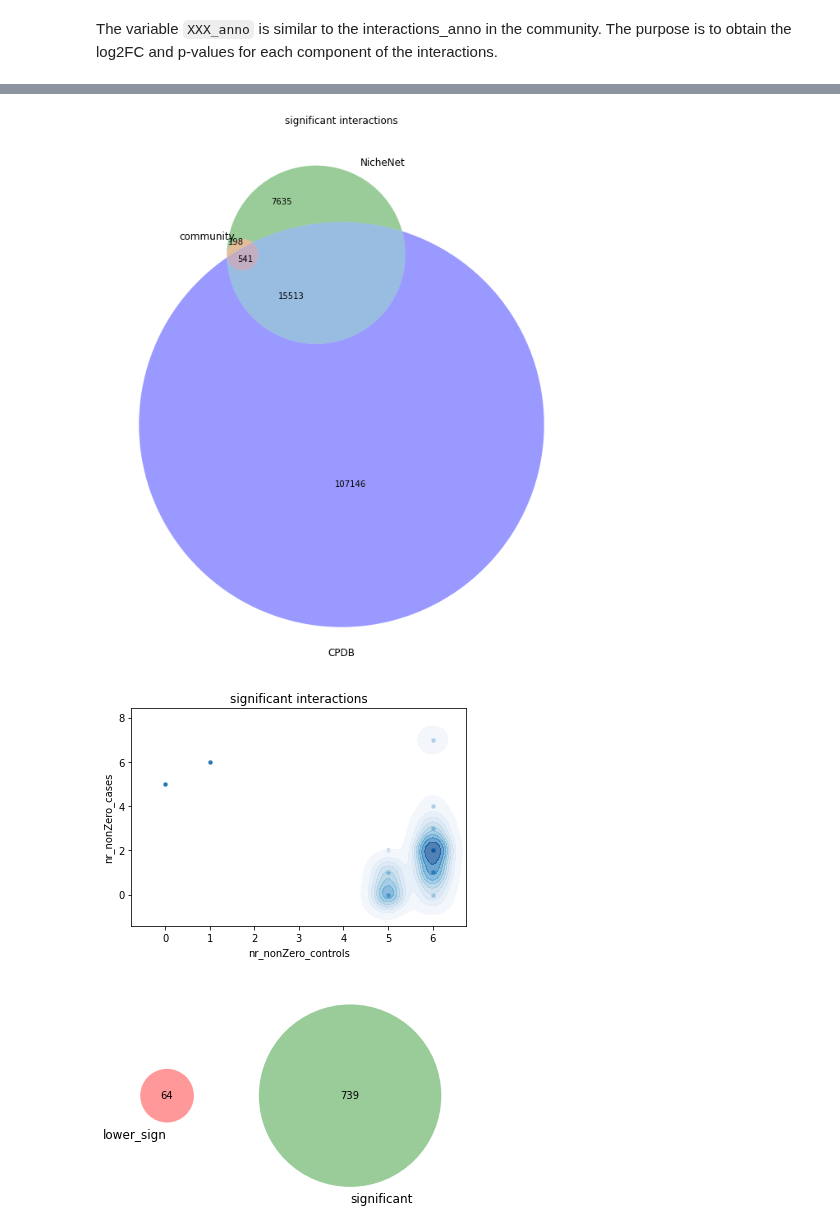
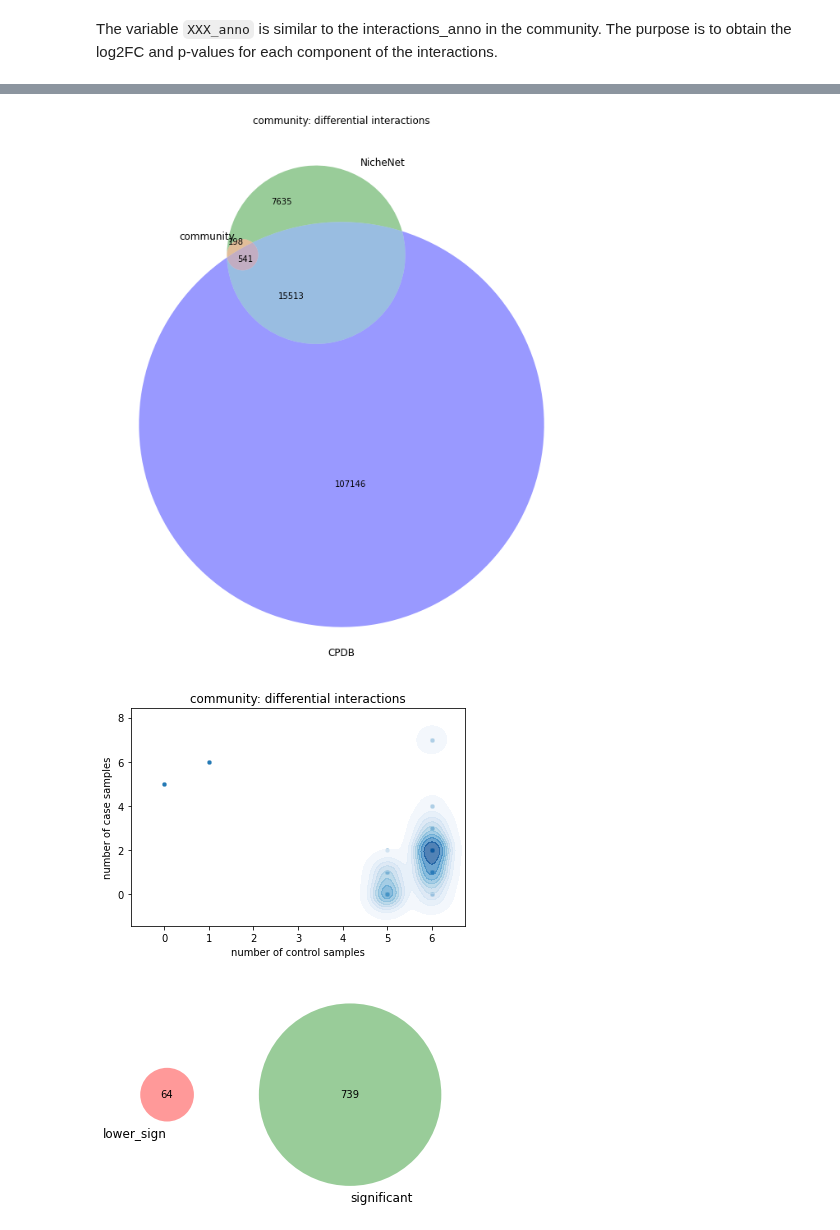
Before and after one commit to colomemaria/community-paper, a Jupyter notebook: src/method_comparison/compare_results/compare_raw.ipynb, the cells around one changed output, grey strips where cells are left out. Cells and saved outputs as stored; diff of their text form; code cells hidden in the pictures.

```diff
--- a/src/method_comparison/compare_results/compare_raw.ipynb
+++ b/src/method_comparison/compare_results/compare_raw.ipynb
@@ -81,8 +81,8 @@ def plot_density(df_anno,title):
                 cmap="Blues", shade=True, alpha=0.7)
 
     # set labels
-    plt.xlabel('nr_nonZero_controls')
-    plt.ylabel('nr_nonZero_cases')
+    plt.xlabel('number of control samples')
+    plt.ylabel('number of case samples')
     plt.title(title)
 # %%
 venn3([set(index_to_list(community)), set(index_to_list(nnet)), set(index_to_list(cpdb))], ("community", 'NicheNet', 'CPDB'))
@@ -130,17 +130,17 @@ plt.savefig('density_good_quality.jpeg', bbox_inches='tight')
 #significant interactions from community
 fig = plt.figure(figsize=(12, 12))
 venn3([set(index_to_list(community_significant)), set(index_to_list(nnet)), set(index_to_list(cpdb))], ("community", 'NicheNet', 'CPDB'))
-plt.title("significant interactions")
+plt.title("community: differential interactions")
 plt.savefig('venn_significant.jpeg', bbox_inches='tight')
 # %% [output]
-[figure, old version]
+[figure, new version]
 # %%
 community_significant = community_anno_raw[community_anno_raw.interaction_ID.isin(index_to_list(community_significant))]
 # %%
-plot_density(community_significant, "significant interactions")
+plot_density(community_significant, "community: differential interactions")
 plt.savefig('density_significant.jpeg', bbox_inches='tight')
 # %% [output]
-[figure, old version]
+[figure, new version]
 # %%
 #significant interactions with lower thresholds
 
```
Also changed, not shown: parts of 8 cells of this notebook, 10 other files.
